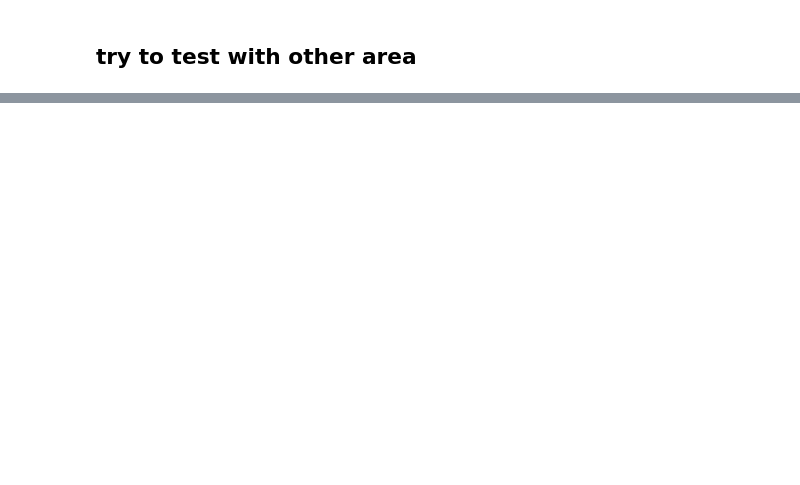
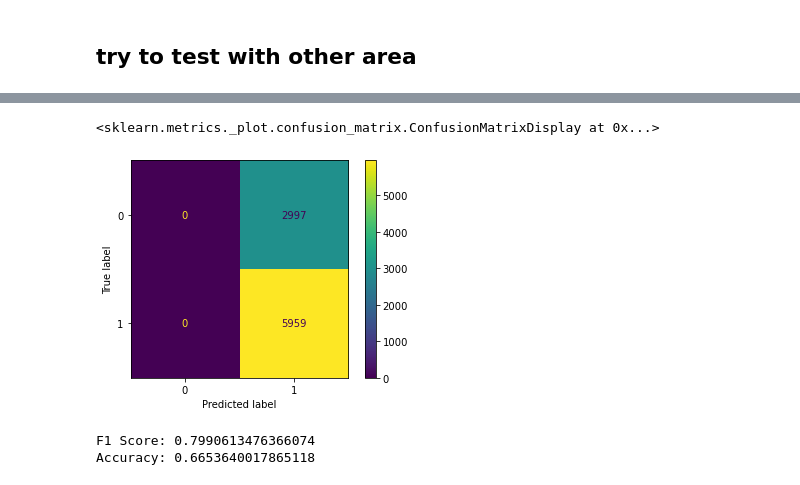
Before and after one commit to YiyaoL/EY-Challenge, a Jupyter notebook: benchmark_EDA_3.ipynb, the cells around one changed output, grey strips where cells are left out. Saved outputs shown, nothing was run; the diff lists cells and outputs as text; code cells hidden in the pictures; blank space fills up the shorter version.

Commit message:
Update benchmark_EDA_3.ipynb
added testing with 11var, normalized model & 5 regions

```diff
--- a/benchmark_EDA_3.ipynb
+++ b/benchmark_EDA_3.ipynb
@@ -464,6 +465,6 @@ X3 = df5.drop(['occurrenceStatus'], 1)
 y3 = df5.occurrenceStatus.astype(int)
 #y_test = df2.occurrenceStatus.astype(int)[:4464]
 # Fit model
-full_model2.fit(X3, y3)
+full_model3.fit(X3, y3)
 # %% [output]
 LogisticRegression()
@@ -485,2 +482,10 @@ Accuracy: 0.6799283154121863
 # %% [markdown]
 ## try to test with other area
+# %%
+# import the 5 regions, 11 vars test data
+df_test = pd.read_csv('model_test_data_11vars.csv')
+df_test = df_test.drop(['Unnamed: 0.1', 'Unnamed: 0', 'gbifID', 'eventDate', 'country','continent', 'stateProvince',
+                        'decimalLatitude', 'decimalLongitude','key'],1)
+df_test['species'].value_counts()
+df_test = df_test[ (df_test['species'] == 'Litoria Fallax') | (df_test['species'] == 'Crinia Signifera') ]
+df_test.head()
@@ -486,0 +499,16 @@ Accuracy: 0.6799283154121863
+# %%
+X_test = df_test.drop(['species','occurrenceStatus'],1)
+y_true = df_test['occurrenceStatus']
+# %%
+y_predicted = full_model3.predict(X_test)
+from sklearn.metrics import confusion_matrix, plot_confusion_matrix
+plot_confusion_matrix(full_model3, X_test,y_true )
+# %% [output]
+<sklearn.metrics._plot.confusion_matrix.ConfusionMatrixDisplay at 0x...>
+[figure, added]
+# %%
+print(f"F1 Score: {np.mean(f1_score(y_true,y_predicted))}")
+print(f"Accuracy: {np.mean(accuracy_score(y_true,y_predicted))}")
+# %% [output]
+F1 Score: 0.7990613476366074
+Accuracy: 0.6653640017865118
```
Also changed, not shown: parts of 4 cells of this notebook.
